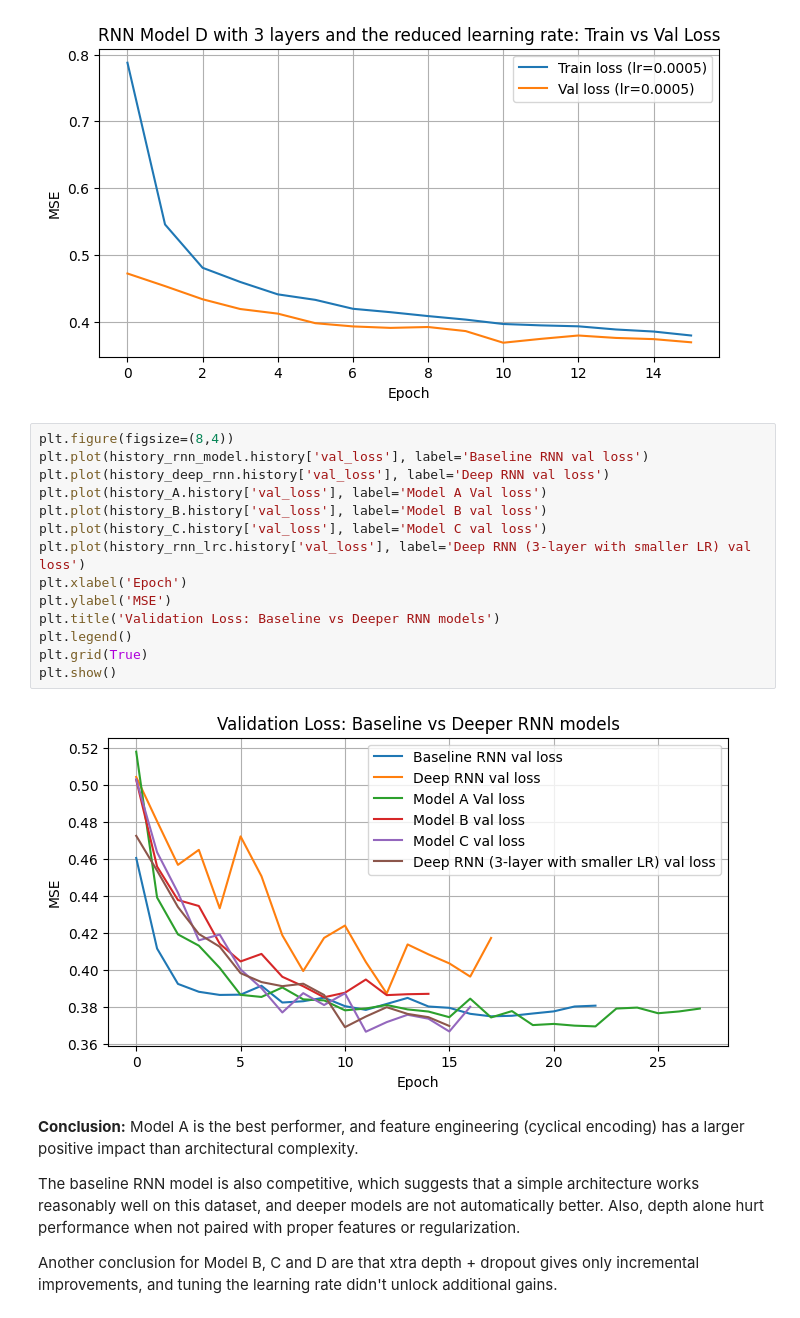
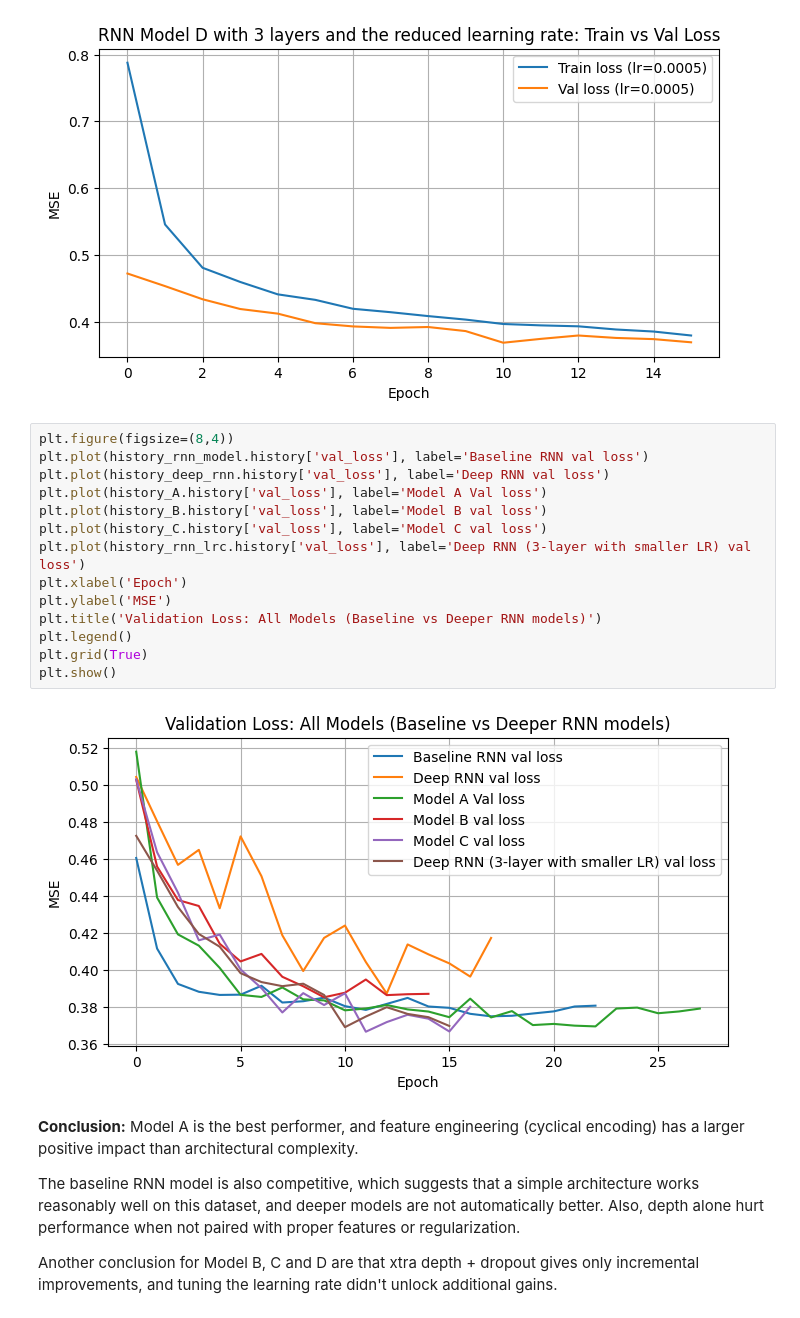
Before and after one commit to benjaminpilnick/Stat362-Final-Project-, a Jupyter notebook: notebook/RNN/RNN_model.ipynb, the cells around one changed output. Saved outputs shown, nothing was run; the diff lists cells and outputs as text.

```diff
--- a/notebook/RNN/RNN_notebook.ipynb
+++ b/notebook/RNN/RNN_model.ipynb
@@ -992,19 +992,19 @@ plt.show()
 # %%
 plt.figure(figsize=(8,4))
 plt.plot(history_rnn_model.history['val_loss'], label='Baseline RNN val loss')
 plt.plot(history_deep_rnn.history['val_loss'], label='Deep RNN val loss')
 plt.plot(history_A.history['val_loss'], label='Model A Val loss')
 plt.plot(history_B.history['val_loss'], label='Model B val loss')
 plt.plot(history_C.history['val_loss'], label='Model C val loss')
 plt.plot(history_rnn_lrc.history['val_loss'], label='Deep RNN (3-layer with smaller LR) val loss')
 plt.xlabel('Epoch')
 plt.ylabel('MSE')
-plt.title('Validation Loss: Baseline vs Deeper RNN models')
+plt.title('Validation Loss: All Models (Baseline vs Deeper RNN models)')
 plt.legend()
 plt.grid(True)
 plt.show()
 # %% [output]
-[figure, old version]
+[figure, new version]
 # %% [markdown]
 **Conclusion:** Model A is the best performer, and feature engineering (cyclical encoding) has a larger positive impact than architectural complexity.
 
```
Also changed, not shown: parts of 3 cells of this notebook.
